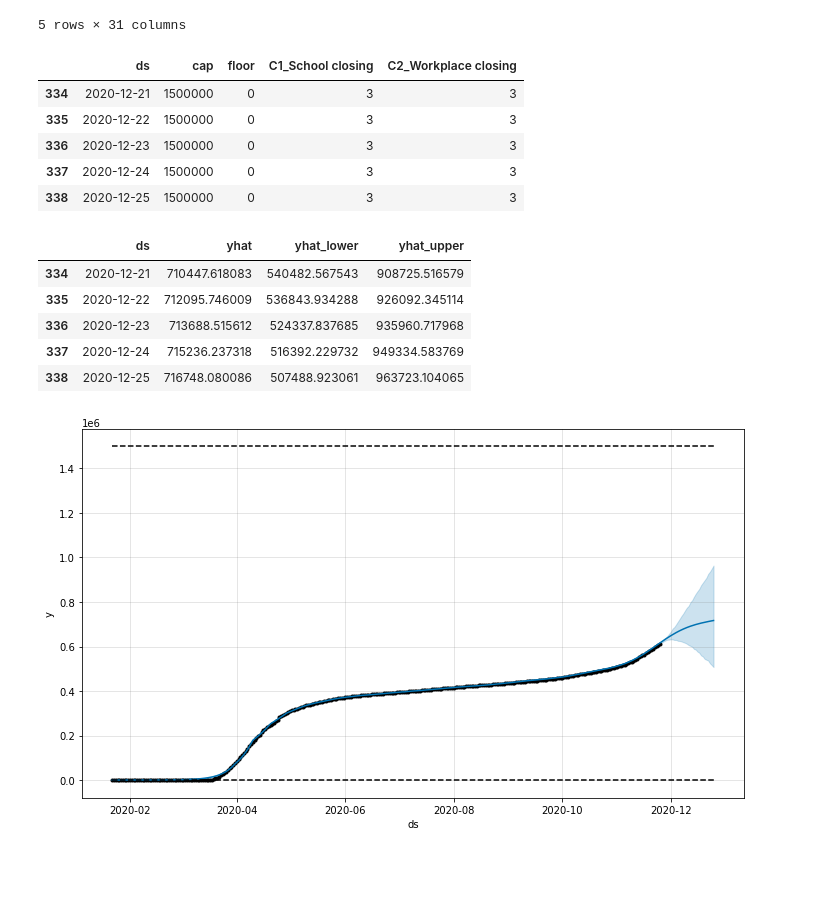
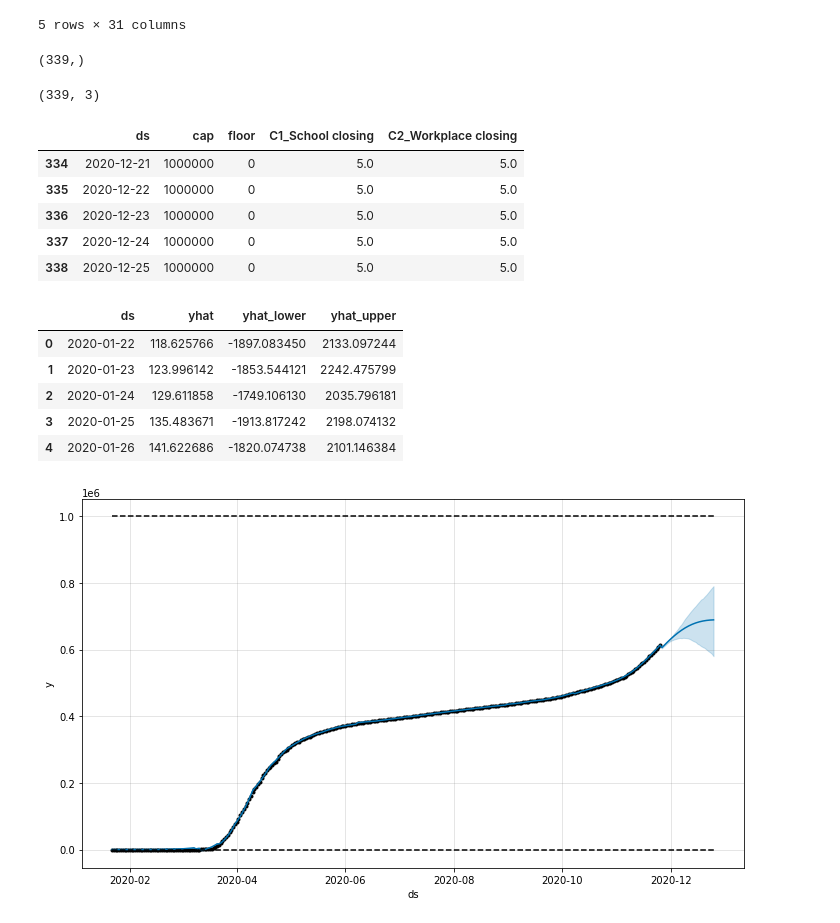
Before and after one commit to brookzhcn/covid-xprize-prawn, a Jupyter notebook: prawn/prophet_predictor.ipynb, the cells around one changed output. Saved outputs shown, nothing was run; the diff lists cells and outputs as text; code cells hidden in the pictures; blank space fills up the shorter version.

```diff
--- a/prawn/prophet_predictor.ipynb
+++ b/prawn/prophet_predictor.ipynb
@@ -6,7 +6,6 @@ import numpy as np
 model = Prophet(holidays_prior_scale=1, changepoint_prior_scale=0.5,
                 seasonality_mode='multiplicative',
                 growth='logistic',
-                 interval_width=0.90,
                 yearly_seasonality=False,
                 daily_seasonality=False,
                 weekly_seasonality=False)
@@ -20,7 +19,7 @@ df = data_processor.df
 df = df[df['GeoID'] == 'United States / New York'].copy()
 df['ds'] = df['Date']
 df['y'] = df['ConfirmedCases']
-cap = 1500000
+cap = 1000000
 df['cap'] = cap
 df['floor'] = 0
 df.tail()
@@ -38,37 +37,43 @@ df.tail()
 NPI_COLUMNS = ['C1_School closing',
                'C2_Workplace closing']
 for column in NPI_COLUMNS:
-    model.add_regressor(column, prior_scale=0.5, mode='multiplicative')
+    model.add_regressor(column, prior_scale=0.9, standardize=False, mode='additive')
+# %%
+np.concatenate([df['C1_School closing'],np.random.randint(0, 5, size=30)], axis=0).shape
+# %% [output]
+(339,)
 # %%
 model.fit(df)
 future = model.make_future_dataframe(periods=30)
 future['cap'] = cap
 future['floor'] = 0
+print(future.shape)
 for column in NPI_COLUMNS:
-    future[column] = np.random.randint(1, 5)
+    #future[column] = np.concatenate([df[column],np.random.randint(0, 5, size=30)], axis=0)
+    future[column] = np.concatenate([df[column],np.array([5]*30)], axis=0)
 future.tail()
 # %% [output]
+(339, 3)
 |  | ds | cap | floor | C1_School closing | C2_Workplace closing |
-| 334 | 2020-12-21 | 1500000 | 0 | 3 | 3 |
-| 335 | 2020-12-22 | 1500000 | 0 | 3 | 3 |
-| 336 | 2020-12-23 | 1500000 | 0 | 3 | 3 |
-| 337 | 2020-12-24 | 1500000 | 0 | 3 | 3 |
-| 338 | 2020-12-25 | 1500000 | 0 | 3 | 3 |
+| 334 | 2020-12-21 | 1000000 | 0 | 5.0 | 5.0 |
+| 335 | 2020-12-22 | 1000000 | 0 | 5.0 | 5.0 |
+| 336 | 2020-12-23 | 1000000 | 0 | 5.0 | 5.0 |
+| 337 | 2020-12-24 | 1000000 | 0 | 5.0 | 5.0 |
+| 338 | 2020-12-25 | 1000000 | 0 | 5.0 | 5.0 |
 # %%
 forecast = model.predict(future)
-forecast[['ds', 'yhat', 'yhat_lower', 'yhat_upper']].tail()
+forecast[['ds', 'yhat', 'yhat_lower', 'yhat_upper']].head()
 # %% [output]
 |  | ds | yhat | yhat_lower | yhat_upper |
-| 334 | 2020-12-21 | 710447.618083 | 540482.567543 | 908725.516579 |
-| 335 | 2020-12-22 | 712095.746009 | 536843.934288 | 926092.345114 |
-| 336 | 2020-12-23 | 713688.515612 | 524337.837685 | 935960.717968 |
-| 337 | 2020-12-24 | 715236.237318 | 516392.229732 | 949334.583769 |
-| 338 | 2020-12-25 | 716748.080086 | 507488.923061 | 963723.104065 |
+| 0 | 2020-01-22 | 118.625766 | -1897.083450 | 2133.097244 |
+| 1 | 2020-01-23 | 123.996142 | -1853.544121 | 2242.475799 |
+| 2 | 2020-01-24 | 129.611858 | -1749.106130 | 2035.796181 |
+| 3 | 2020-01-25 | 135.483671 | -1913.817242 | 2198.074132 |
+| 4 | 2020-01-26 | 141.622686 | -1820.074738 | 2101.146384 |
 # %%
 fig1 = model.plot(forecast)
-fig1.show()
 # %% [output]
-[figure, old version]
+[figure, new version]
 # %%
 fig2 = model.plot_components(forecast)
 # %% [output]
```
Also changed, not shown: parts of 1 cell of this notebook.
